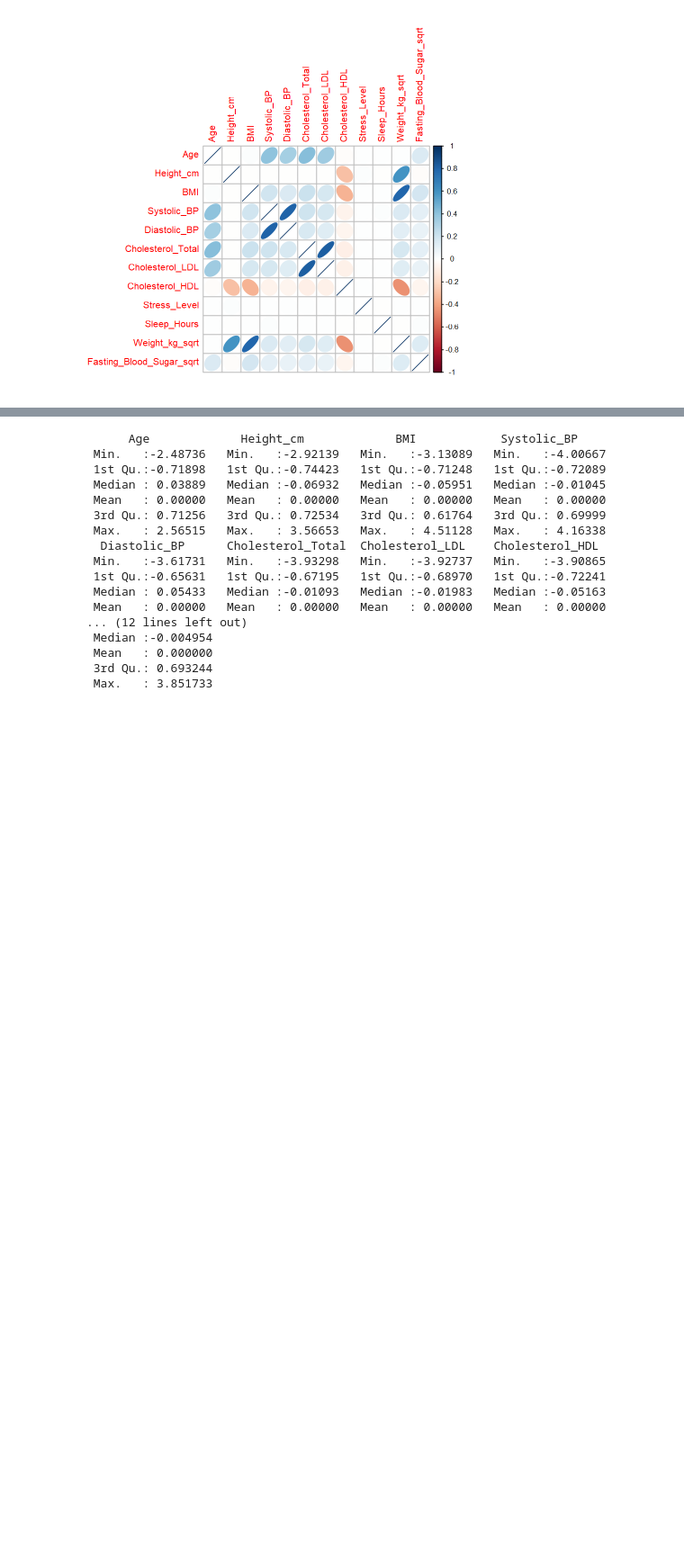
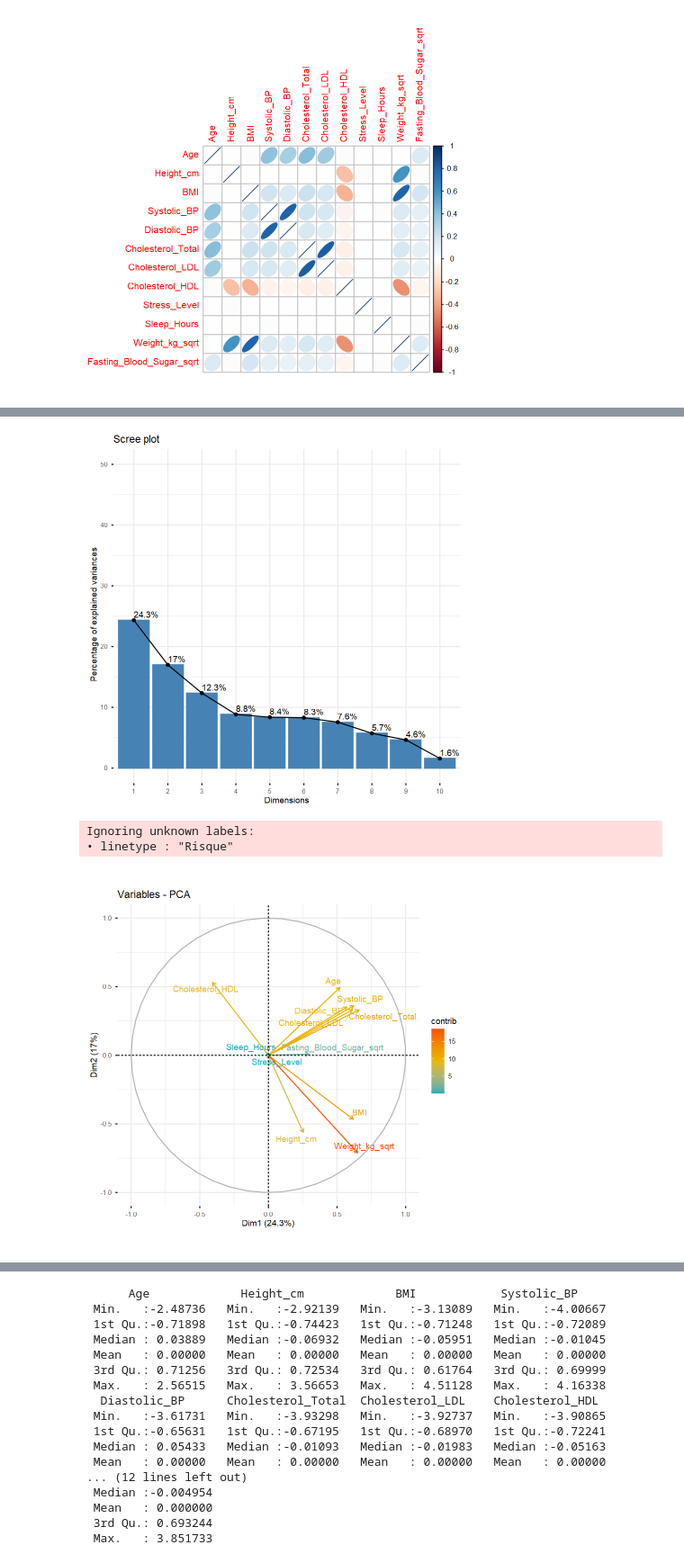
Before and after one commit to corentinbrand/ML-project, a Jupyter notebook: analyses_R/fichier_Romain.ipynb, the cells around one changed output, grey strips where cells are left out. Shown at 90% size. Saved outputs shown, nothing was run; the diff lists cells and outputs as text; code cells hidden in the pictures; blank space fills up the shorter version.

```diff
--- a/analyses_R/fichier_Romain.ipynb
+++ b/analyses_R/fichier_Romain.ipynb
@@ -34,7 +16,7 @@ Warning message:
 # %%
 ###Chargement et Affichage
 path <- ""
-data <- read.table(paste(path, "healthcare_synthetic_data.csv", sep = ""),
+data <- read.table(paste(path, "../divers/healthcare_synthetic_data.csv", sep = ""),
                     sep = ",", header = TRUE)
 
 #head(data)
@@ -227,3 +212,32 @@ for (v in vars_qual) {
 [figure]
 [figure]
 [figure]
+# %%
+# On crée un jeu de données dédié à l'ACP
+# On combine les variables quantitatives ET la cible (Heart_Disease_Risk)
+data_acp <- cbind(data_quant, Heart_Disease_Risk = data$Heart_Disease_Risk)
+
+# L'ACP :
+# scale.unit = TRUE (normalise les données automatiquement)
+# quali.sup = ncol(data_acp) (dit à R que la dernière colonne est qualitative et ne doit pas servir au calcul)
+res_acp <- PCA(data_acp, scale.unit = TRUE, graph = FALSE, quali.sup = ncol(data_acp))
+
+# A. Eboulis des valeurs propres (Combien d'axes garder ?)
+fviz_eig(res_acp, addlabels = TRUE, ylim = c(0, 50))
+
+# B. Cercle des corrélations (Quelles variables numériques sont liées ?)
+# Cela montrera par exemple si l'IMC et le Poids sont très proches
+fviz_pca_var(res_acp, col.var = "contrib",
+             gradient.cols = c("#00AFBB", "#E7B800", "#FC4E07"),
+             repel = TRUE)
+
+# C. Graphique des individus (Le plus important pour votre projet)
+# On colorie les points selon le risque de maladie cardiaque
+fviz_pca_ind(res_acp,
+             geom.ind = "point",
+             habillage = ncol(data_acp), # Utilise la variable qualitative (la cible)
+             addEllipses = TRUE,        # Trace des cercles autour des groupes
+             legend.title = "Risque")
+
+corrplot(res_acp$var$cor, is.corr=FALSE,method="ellipse")
+# %% [output]
@@ -229,0 +246,4 @@ for (v in vars_qual) {
+[figure, added]
+Ignoring unknown labels:
+• linetype : "Risque"
+[figure, added]
```
Also changed, not shown: parts of 3 cells of this notebook.
